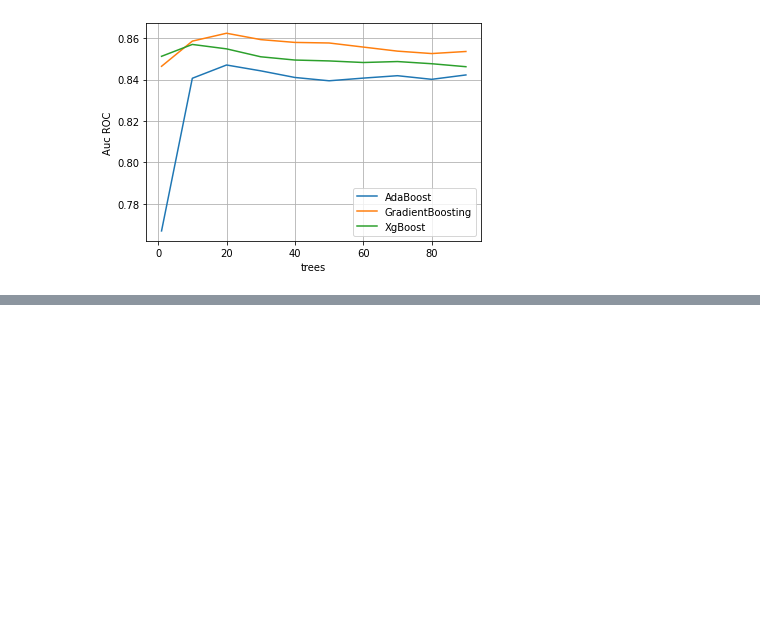
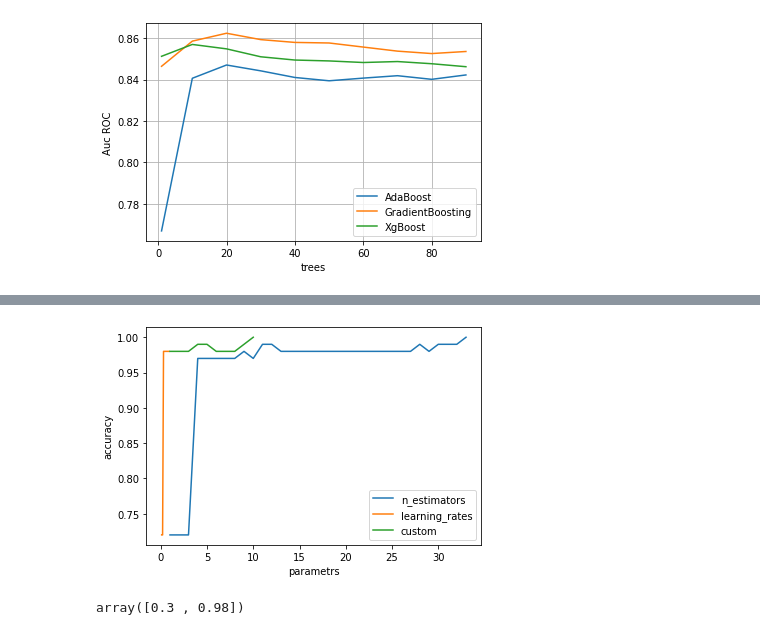
Before and after one commit to Stynic/train_ml_math, a Jupyter notebook: ml/low_level/module_9/notebook_9.ipynb, the cells around one changed output, grey strips where cells are left out. Cells and saved outputs as stored; diff of their text form; code cells hidden in the pictures; blank space fills up the shorter version.

```diff
--- a/ml/low_level/module_9/notebook_9.ipynb
+++ b/ml/low_level/module_9/notebook_9.ipynb
@@ -98,0 +156,11 @@ plt.show()
+# %%
+%%time
+score_estimators_with_learn03 = []
+for n_estimator in range(1, 100):
+    gbc_model = GradientBoostingClassifier(n_estimators=n_estimator, learning_rate=0.3).fit(data, targets)
+    predicted = gbc_model.predict(data)
+    accuracy = accuracy_score(targets, predicted)
+    score_estimators_with_learn03.append([n_estimator, accuracy])
+    if accuracy == 1:
+        print('best:', gbc_model)
+        break
@@ -98,0 +171,18 @@ plt.show()
+# %%
+score_estimators = np.array(score_estimators)
+score_learing_rates = np.array(score_learing_rates)
+score_estimators_with_learn03 = np.array(score_estimators_with_learn03)
+# %%
+plt.plot(score_estimators[:, 0], score_estimators[:, 1], label='n_estimators')
+plt.plot(score_learing_rates[:, 0], score_learing_rates[:, 1], label='learning_rates')
+plt.plot(score_estimators_with_learn03[:, 0], score_estimators_with_learn03[:, 1], label='custom')
+plt.xlabel('parametrs')
+plt.ylabel('accuracy')
+plt.legend()
+plt.show()
+# %% [output]
+[figure, added]
+# %%
+score_learing_rates[2]
+# %% [output]
+array([0.3 , 0.98])
```
Also changed, not shown: parts of 13 cells of this notebook.
